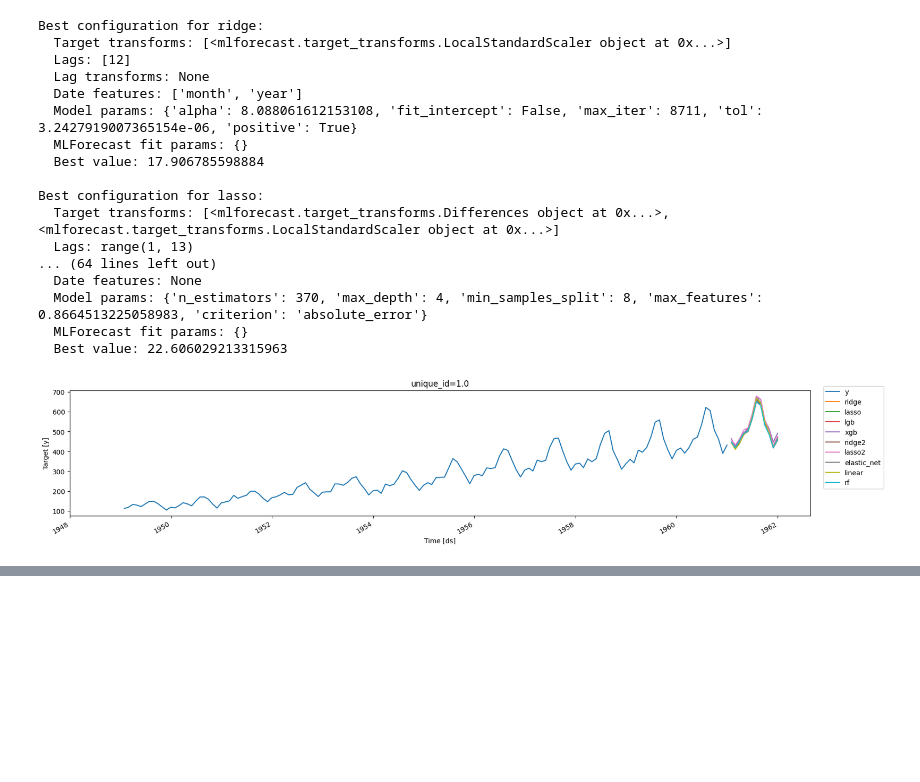
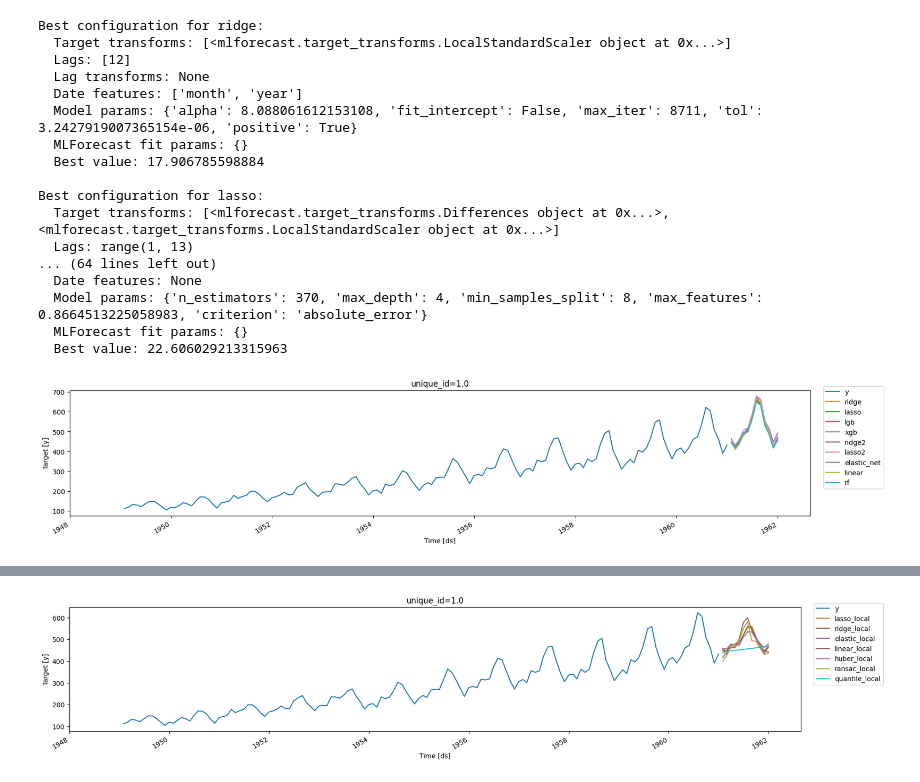
Before and after one commit to wesstone12/tool-kit, a Jupyter notebook: auto.ipynb, the cells around one changed output, grey strips where cells are left out. Saved outputs shown, nothing was run; the diff lists cells and outputs as text; code cells hidden in the pictures; blank space fills up the shorter version.

```diff
--- a/auto.ipynb
+++ b/auto.ipynb
@@ -470,0 +497,11 @@ plot_series(df, auto_mlf.predict(h = 12))
+# %%
+train_features, valid_features = pipeline(
+    df,
+    features=[
+        trend,
+        partial(fourier, season_length=12, k=12),  # 10 fourier terms
+    ],
+    freq="ME",
+    h=12,
+)
+train_features.head()
@@ -470,0 +516,24 @@ plot_series(df, auto_mlf.predict(h = 12))
+# %%
+import os
+os.environ['NIXTLA_ID_AS_COL'] = '1'
+sf = StatsForecast(
+    models=[
+        SklearnModel(Lasso(), alias="lasso_local"),
+        SklearnModel(Ridge(), alias="ridge_local"),
+        SklearnModel(ElasticNet(), alias="elastic_local"),
+        SklearnModel(LinearRegression(), alias="linear_local"),
+        SklearnModel(HuberRegressor(), alias="huber_local"),
+        SklearnModel(RANSACRegressor(), alias="ransac_local"),
+        # SklearnModel(TheilSenRegressor(), alias="theil_sen_local"),
+        SklearnModel(QuantileRegressor(), alias="quantile_local"),
+
+    ],
+    freq="ME",
+)
+preds = sf.forecast(
+    df=train_features,
+    h=12,
+    X_df=valid_features,
+    prediction_intervals=ConformalIntervals(n_windows=4, h=12),
+    level=[95],
+)
@@ -470,0 +557,4 @@ plot_series(df, auto_mlf.predict(h = 12))
+# %%
+plot_series(df, preds)
+# %% [output]
+[figure, added]
```
Also changed, not shown: parts of 14 cells of this notebook.
